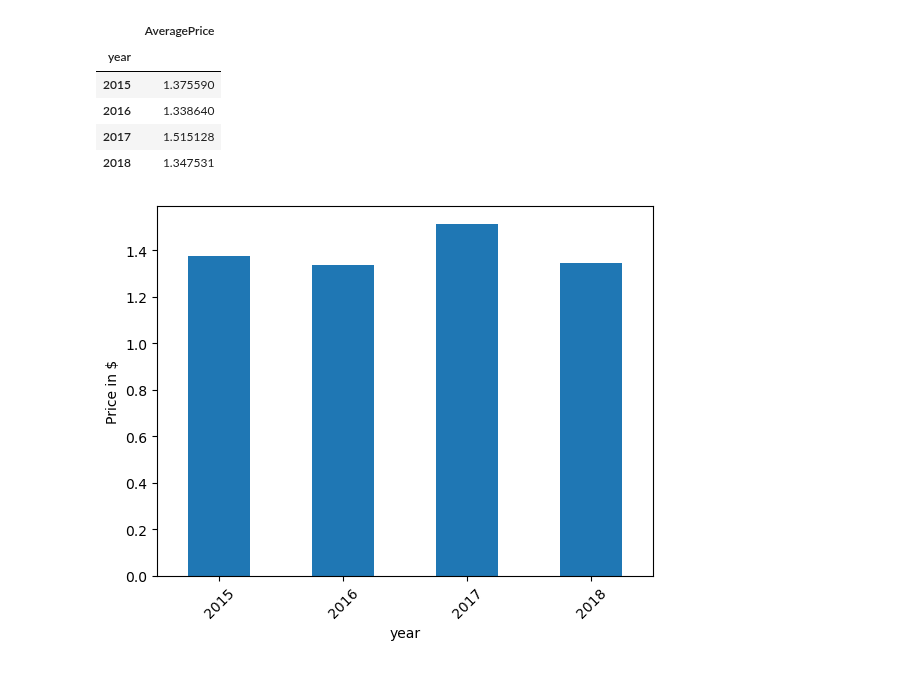
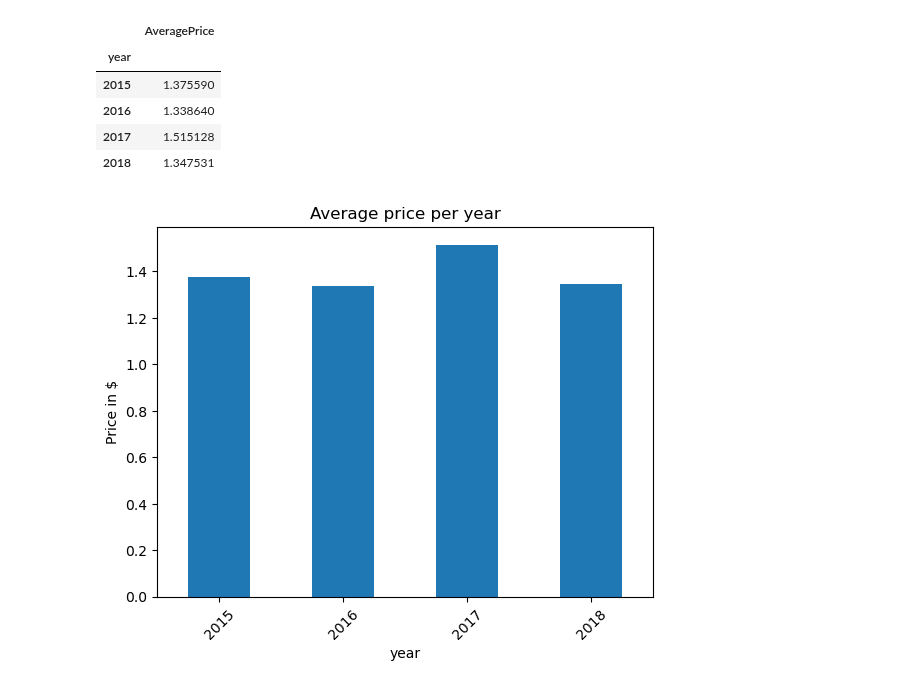
Before and after one commit to albagd77/MAGic-Avocado-TP1, a Jupyter notebook: 01_series_temporales.ipynb, the cells around one changed output. Drawn from its saved outputs; the diff is of its cells as text; code cells hidden in the pictures.

```diff
--- a/01_series_temporales.ipynb
+++ b/01_series_temporales.ipynb
@@ -208,9 +210,9 @@ grouped_data
 # %%
 grouped_data.plot(kind="bar")
 plt.xticks(rotation=45)
-plt.ylabel("Average price per year")
+plt.title("Average price per year")
 plt.ylabel("Year")
 plt.ylabel("Price in $")
 plt.legend().remove()
 # %% [output]
-[figure, old version]
+[figure, new version]
```
Also changed, not shown: parts of 2 cells of this notebook.
